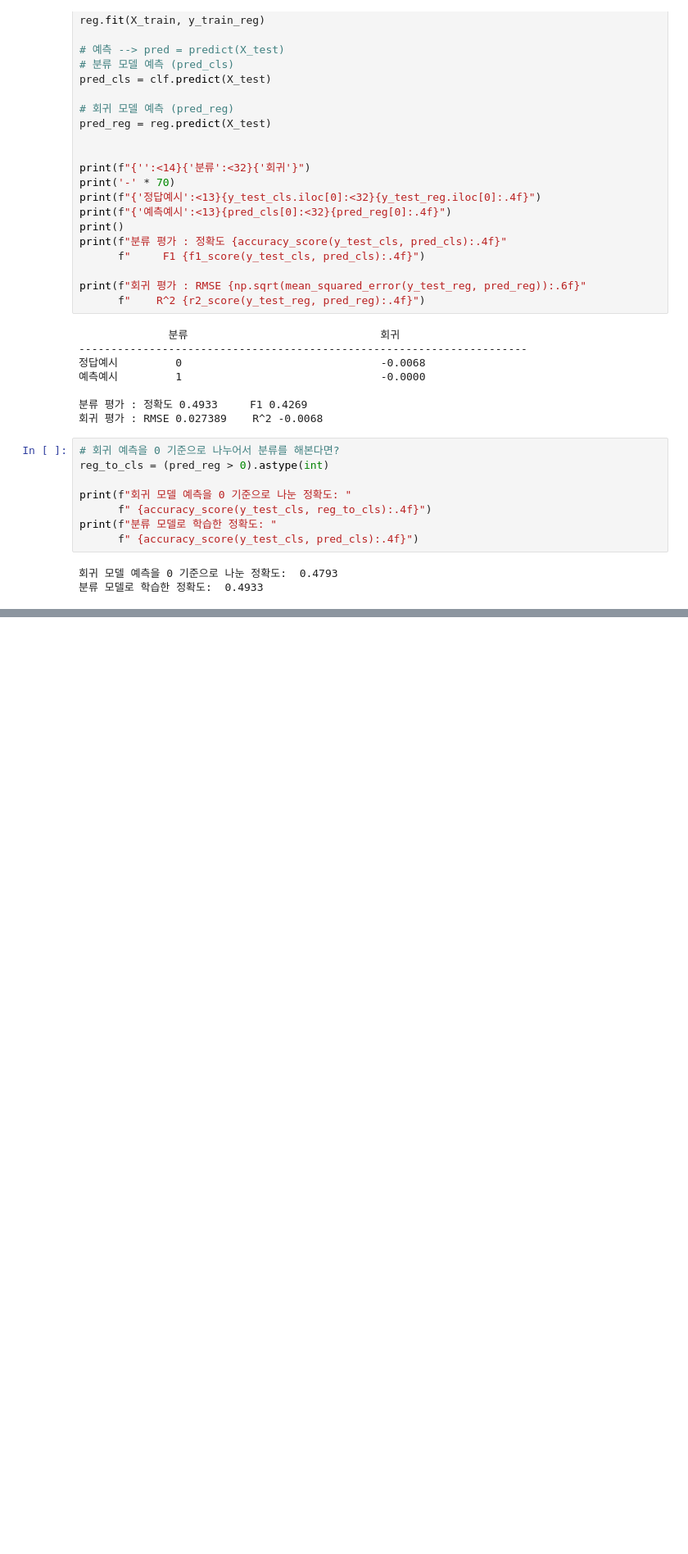
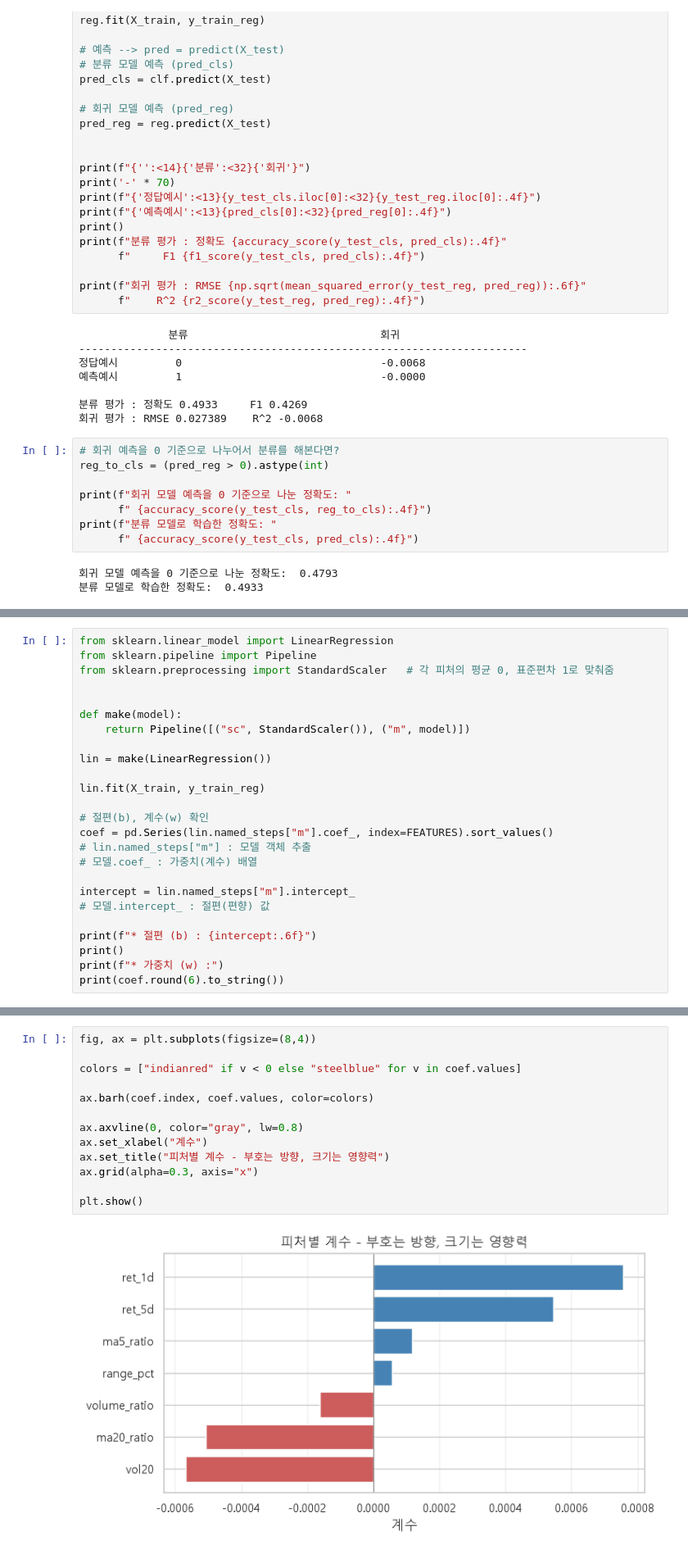
Before and after one commit to Cinderelllllla/demo-repository, a Jupyter notebook: 12_ml/04_regression.ipynb, the cells around one changed output, grey strips where cells are left out. Shown at 82% size. Drawn from its saved outputs; the diff is of its cells as text; blank space fills up the shorter version.

```diff
--- a/12_ml/04_regression.ipynb
+++ b/12_ml/04_regression.ipynb
@@ -107,0 +117,25 @@ print(f"분류 모델로 학습한 정확도: "
+# %%
+from sklearn.linear_model import LinearRegression
+from sklearn.pipeline import Pipeline
+from sklearn.preprocessing import StandardScaler   # 각 피처의 평균 0, 표준편차 1로 맞춰줌
+
+
+def make(model):
+    return Pipeline([("sc", StandardScaler()), ("m", model)])
+
+lin = make(LinearRegression())
+
+lin.fit(X_train, y_train_reg)
+
+# 절편(b), 계수(w) 확인
+coef = pd.Series(lin.named_steps["m"].coef_, index=FEATURES).sort_values()
+# lin.named_steps["m"] : 모델 객체 추출
+# 모델.coef_ : 가중치(계수) 배열
+
+intercept = lin.named_steps["m"].intercept_
+# 모델.intercept_ : 절편(편향) 값
+
+print(f"* 절편 (b) : {intercept:.6f}")
+print()
+print(f"* 가중치 (w) :")
+print(coef.round(6).to_string())
@@ -107,0 +153,15 @@ print(f"분류 모델로 학습한 정확도: "
+# %%
+fig, ax = plt.subplots(figsize=(8,4))
+
+colors = ["indianred" if v < 0 else "steelblue" for v in coef.values]
+
+ax.barh(coef.index, coef.values, color=colors)
+
+ax.axvline(0, color="gray", lw=0.8)
+ax.set_xlabel("계수")
+ax.set_title("피처별 계수 - 부호는 방향, 크기는 영향력")
+ax.grid(alpha=0.3, axis="x")
+
+plt.show()
+# %% [output]
+[figure, added]
```
Also changed, not shown: parts of 5 cells of this notebook.
